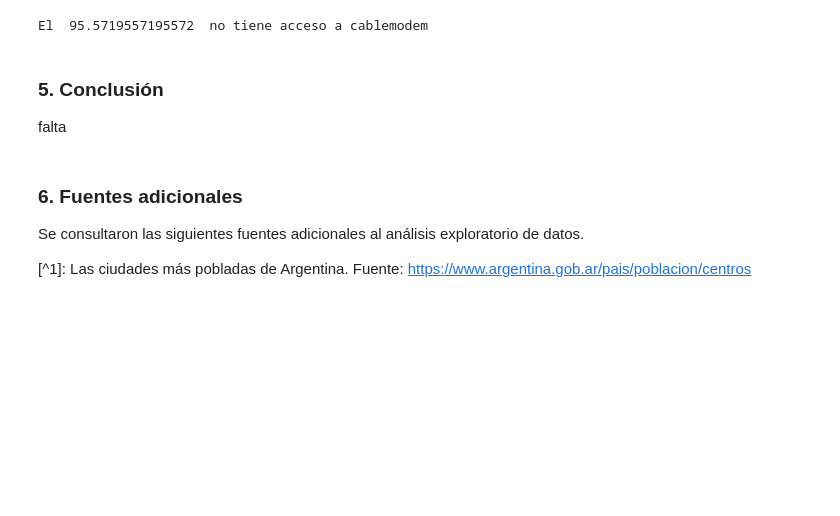
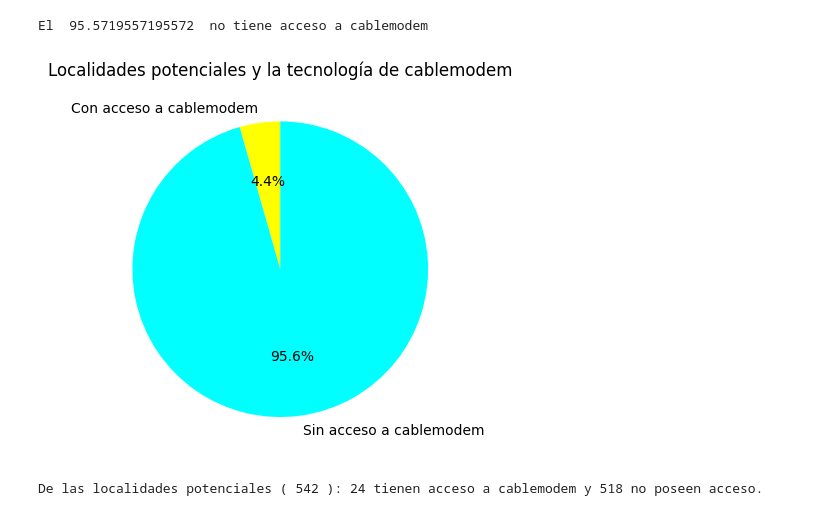
Before and after one commit to melodiromero/telecomunicaciones, a Jupyter notebook: eda/conectividad_serviciointernet.ipynb, the cells around one changed output. Saved outputs shown, nothing was run; the diff lists cells and outputs as text; code cells hidden in the pictures; blank space fills up the shorter version.

```diff
--- a/eda/conectividad_serviciointernet.ipynb
+++ b/eda/conectividad_serviciointernet.ipynb
@@ -424,6 +461,24 @@ El  4.428044280442804  tiene acceso a cablemodem
 print('El ',(localidades_sin_acceso_CM/localidades_sin_acceso) *100,' no tiene acceso a cablemodem')
 # %% [output]
 El  95.5719557195572  no tiene acceso a cablemodem
+# %%
+labels = ['Con acceso a cablemodem', 'Sin acceso a cablemodem']
+sizes = [localidades_con_acceso_CM, localidades_sin_acceso_CM]
+total = sum(sizes)
+percentages = [round((size / total) * 100, 2) for size in sizes]
+colors = ['#FFFF00', '#00FFFF']
+
+fig, ax = plt.subplots()
+ax.pie(sizes, labels=labels, autopct='%1.1f%%', startangle=90, colors=colors)
+ax.set_aspect('equal')
+ax.set_title('Localidades potenciales y la tecnología de cablemodem')
+
+plt.show()
+
+print('De las localidades potenciales (', localidades_sin_acceso, '):', localidades_con_acceso_CM, 'tienen acceso a cablemodem y', localidades_sin_acceso_CM, 'no poseen acceso.')
+# %% [output]
+[figure, added]
+De las localidades potenciales ( 542 ): 24 tienen acceso a cablemodem y 518 no poseen acceso.
 # %%
 # Exportamos el dataset sin duplicados
 df.to_csv('../datasets/ConectividadalserviciodeInternet_limpiado.csv', encoding="utf-8", index=False, sep=";")
@@ -431,11 +486,3 @@ df.to_csv('../datasets/ConectividadalserviciodeInternet_limpiado.csv', encoding=
 # Se exportan estos datos para cumplimentar el kpi
 df_expansion = df[df['Poblacion'] == 0]
 df_expansion.to_csv('../datasets/conectividadlocalidades_oportunidadExpansion.csv', encoding="utf-8", index=False, sep=";")
-# %% [markdown]
-### 5. Conclusión <a name="id5"></a>
-falta
-# %% [markdown]
-### 6. Fuentes adicionales <a name="id6"></a>
-Se consultaron las siguientes fuentes adicionales al análisis exploratorio de datos.
-
-[^1]: Las ciudades más pobladas de Argentina. Fuente: https://www.argentina.gob.ar/pais/poblacion/centros
```
Also changed, not shown: parts of 6 cells of this notebook, 5 other files.
